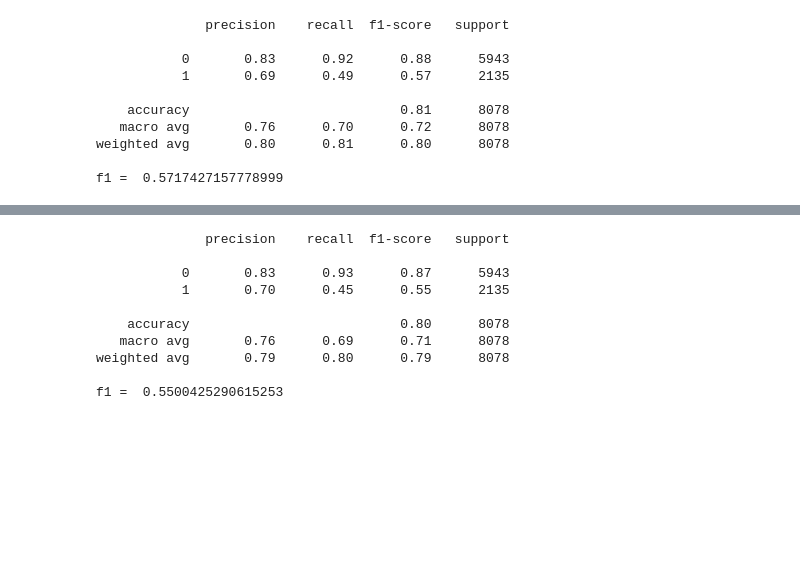
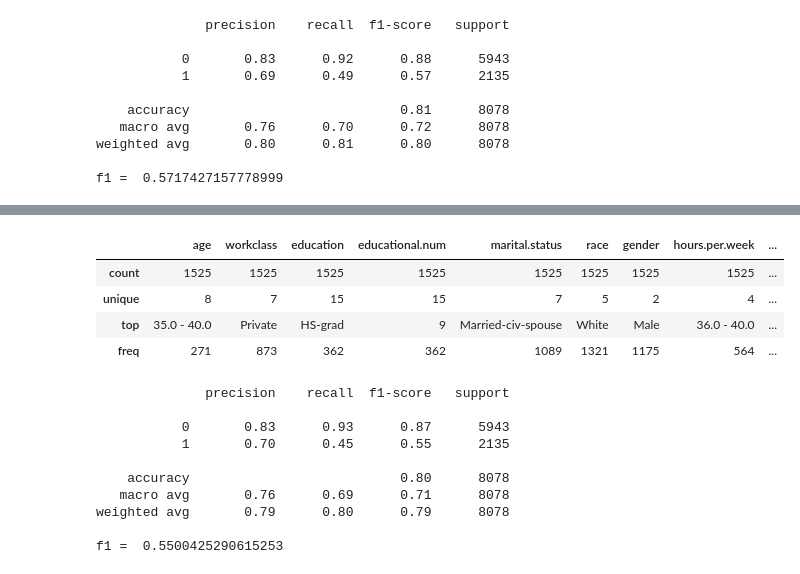
Before and after one commit to huongd17at089/income_prediction, a Jupyter notebook: TT_VNPT.ipynb, the cells around one changed output, grey strips where cells are left out. Cells and saved outputs as stored; diff of their text form; code cells hidden in the pictures; blank space fills up the shorter version.

```diff
--- a/TT_VNPT.ipynb
+++ b/TT_VNPT.ipynb
@@ -168,0 +173,13 @@ f1 =  0.5930666666666666
+# %%
+data_test = pd.DataFrame(x_test.id)
+data_test = data_test.assign(true = y_test, predict = y_predict)
+ids = data_test.loc[(data_test.true != data_test.predict)].id.values
+# %%
+data = pd.read_csv('https://raw.githubusercontent.com/huongd17at089/income_prediction/master/processed_data.csv')
+data = data.drop('Unnamed: 0', axis=1)
+# %%
+pd.set_option('display.max_rows', None)
+# %%
+data = data[data.id.isin(ids)]
+# data.drop("Unnamed: 0", axis = 1)
+data
@@ -169,3 +204,12 @@ f1 =  0.5930666666666666
+# %%
+data = data.astype("category").describe(include= "all")
+data
+# %% [output]
+|  | age | workclass | education | educational.num | marital.status | race | gender | hours.per.week | ... |
+| count | 1525 | 1525 | 1525 | 1525 | 1525 | 1525 | 1525 | 1525 | ... |
+| unique | 8 | 7 | 15 | 15 | 7 | 5 | 2 | 4 | ... |
+| top | 35.0 - 40.0 | Private | HS-grad | 9 | Married-civ-spouse | White | Male | 36.0 - 40.0 | ... |
+| freq | 271 | 873 | 362 | 362 | 1089 | 1321 | 1175 | 564 | ... |
 # %%
 #kernel poly
 svc = SVC(C=1.0, kernel='poly').fit(x_train,y_train)
```
Also changed, not shown: parts of 8 cells of this notebook.
